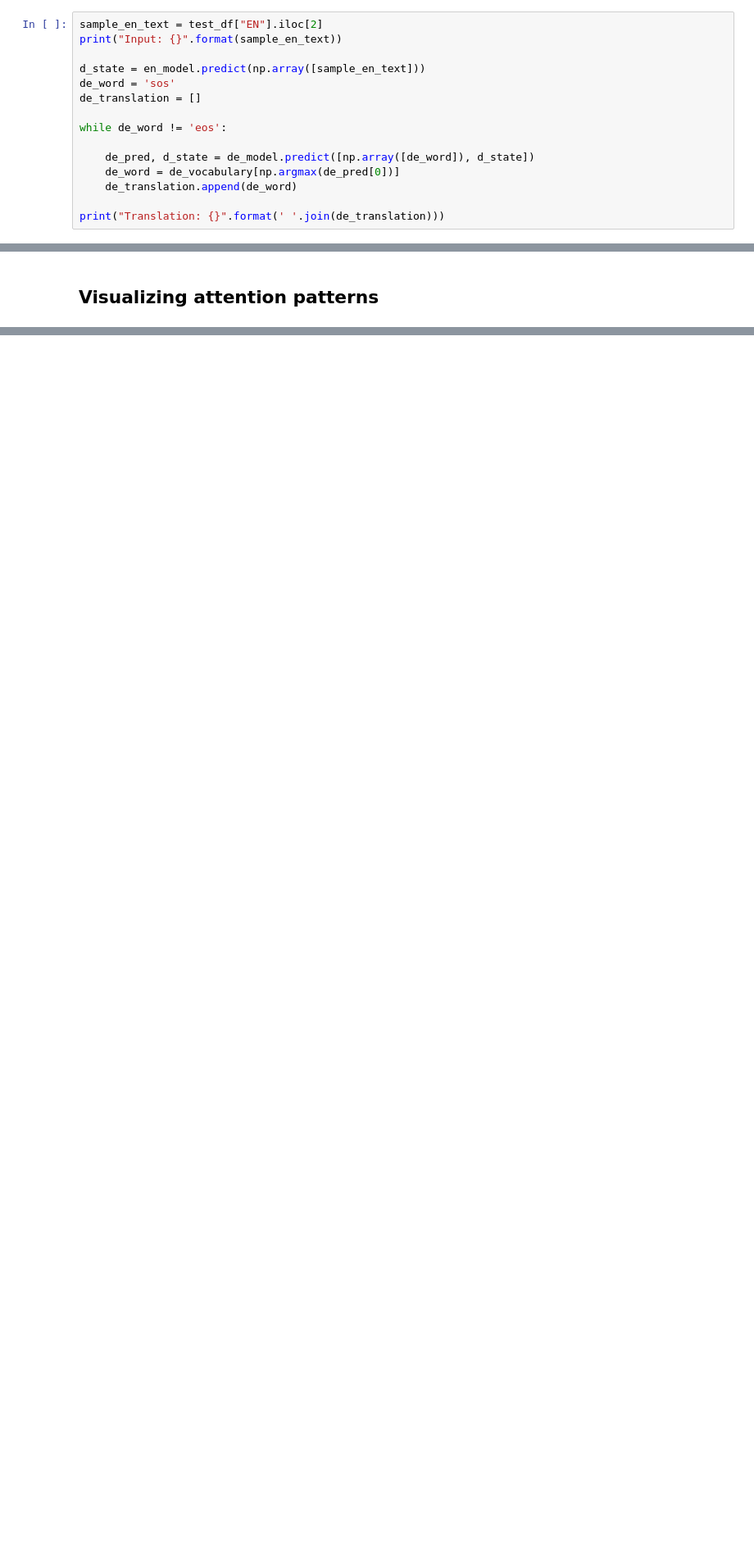
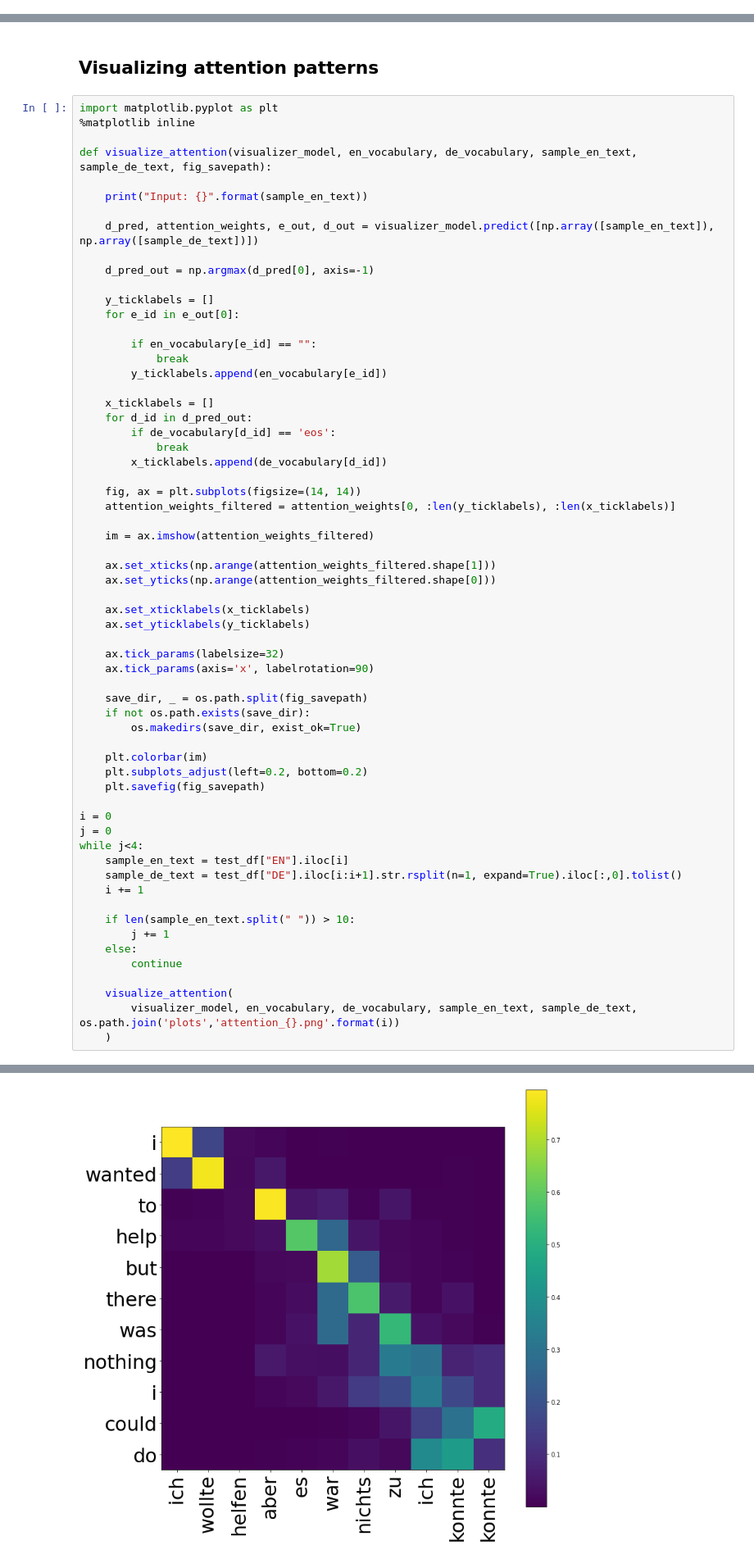
Before and after one commit to thushv89/manning_tf2_in_action, a Jupyter notebook: Ch11/11.1_seq2seq_machine_translation.ipynb, the cells around one changed output, grey strips where cells are left out. Shown at 82% size. Drawn from its saved outputs; the diff is of its cells as text; blank space fills up the shorter version.

Commit message:
Added attention visualization scripts

```diff
--- a/Ch11/11.1_seq2seq_machine_translation.ipynb
+++ b/Ch11/11.1_seq2seq_machine_translation.ipynb
@@ -1072,18 +1091,3 @@ with open(os.path.join('models', 'seq2seq_attention_vocab', 'de_vocab.json'), 'w
 
 with open(os.path.join('models', 'seq2seq_attention_vocab', 'en_vocab.json'), 'w') as f:
     json.dump(en_vocabulary, f)
-# %%
-sample_en_text = test_df["EN"].iloc[2]
-print("Input: {}".format(sample_en_text))
-
-d_state = en_model.predict(np.array([sample_en_text]))
-de_word = 'sos'
-de_translation = []
-
-while de_word != 'eos':
-
-    de_pred, d_state = de_model.predict([np.array([de_word]), d_state])
-    de_word = de_vocabulary[np.argmax(de_pred[0])]
-    de_translation.append(de_word)
-
-print("Translation: {}".format(' '.join(de_translation)))
@@ -1090,2 +1158,65 @@ print("Translation: {}".format(' '.join(de_translation)))
 # %% [markdown]
 ## Visualizing attention patterns
+# %%
+import matplotlib.pyplot as plt
+%matplotlib inline
+
+def visualize_attention(visualizer_model, en_vocabulary, de_vocabulary, sample_en_text, sample_de_text, fig_savepath):
+
+    print("Input: {}".format(sample_en_text))
+
+    d_pred, attention_weights, e_out, d_out = visualizer_model.predict([np.array([sample_en_text]), np.array([sample_de_text])])
+
+    d_pred_out = np.argmax(d_pred[0], axis=-1)
+
+    y_ticklabels = []
+    for e_id in e_out[0]:
+
+        if en_vocabulary[e_id] == "":
+            break
+        y_ticklabels.append(en_vocabulary[e_id])
+
+    x_ticklabels = []
+    for d_id in d_pred_out:
+        if de_vocabulary[d_id] == 'eos':
+            break
+        x_ticklabels.append(de_vocabulary[d_id])
+
+    fig, ax = plt.subplots(figsize=(14, 14))
+    attention_weights_filtered = attention_weights[0, :len(y_ticklabels), :len(x_ticklabels)]
+
+    im = ax.imshow(attention_weights_filtered)
+
+    ax.set_xticks(np.arange(attention_weights_filtered.shape[1]))
+    ax.set_yticks(np.arange(attention_weights_filtered.shape[0]))
+
+    ax.set_xticklabels(x_ticklabels)
+    ax.set_yticklabels(y_ticklabels)
+
+    ax.tick_params(labelsize=32)
+    ax.tick_params(axis='x', labelrotation=90)
+
+    save_dir, _ = os.path.split(fig_savepath)
+    if not os.path.exists(save_dir):
+        os.makedirs(save_dir, exist_ok=True)
+
+    plt.colorbar(im)
+    plt.subplots_adjust(left=0.2, bottom=0.2)
+    plt.savefig(fig_savepath)
+
+i = 0
+j = 0
+while j<4:
+    sample_en_text = test_df["EN"].iloc[i]
+    sample_de_text = test_df["DE"].iloc[i:i+1].str.rsplit(n=1, expand=True).iloc[:,0].tolist()
+    i += 1
+
+    if len(sample_en_text.split(" ")) > 10:
+        j += 1
+    else:
+        continue
+
+    visualize_attention(
+        visualizer_model, en_vocabulary, de_vocabulary, sample_en_text, sample_de_text, os.path.join('plots','attention_{}.png'.format(i))
+    )
+# %% [output]
@@ -1091,0 +1227 @@ print("Translation: {}".format(' '.join(de_translation)))
+[figure, added]
```
Also changed, not shown: parts of 5 cells of this notebook.
